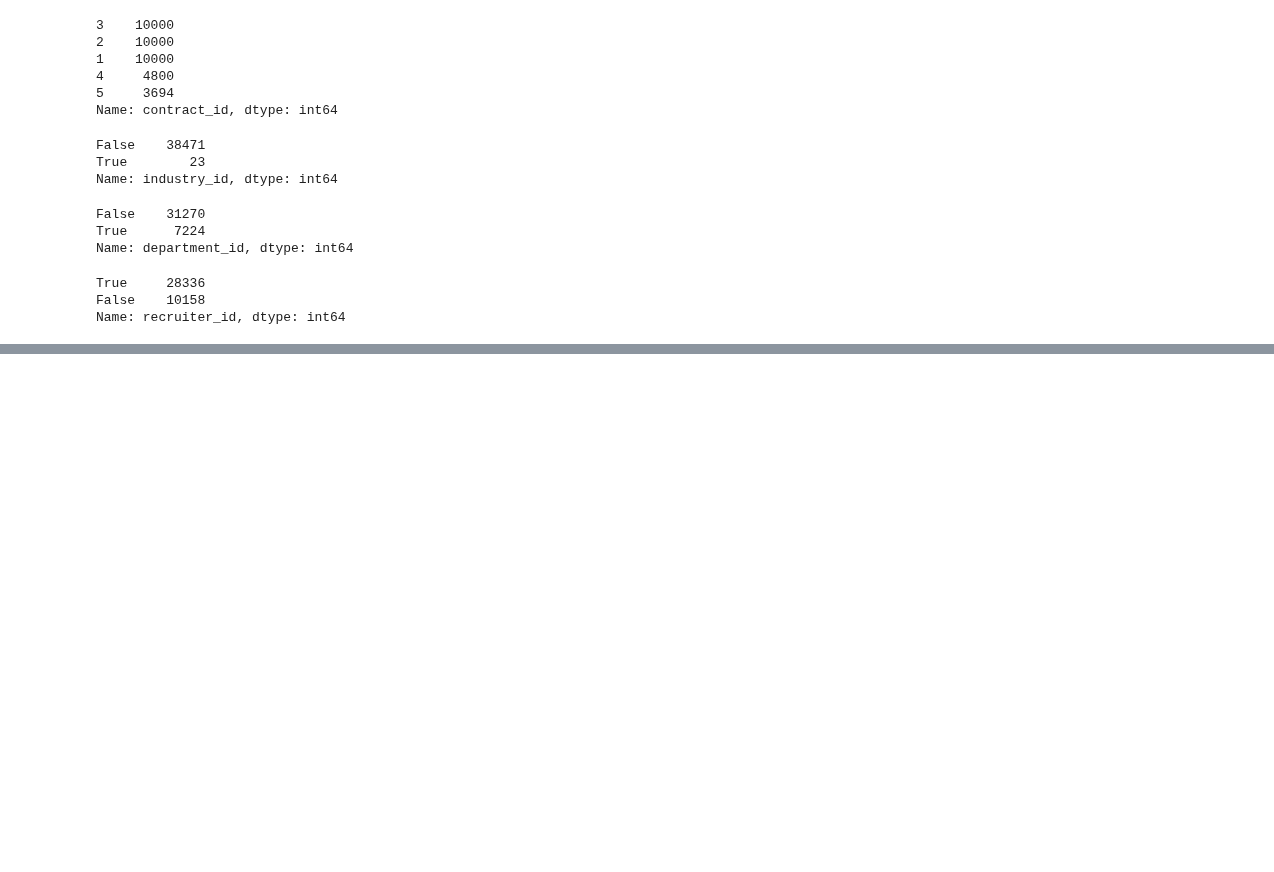
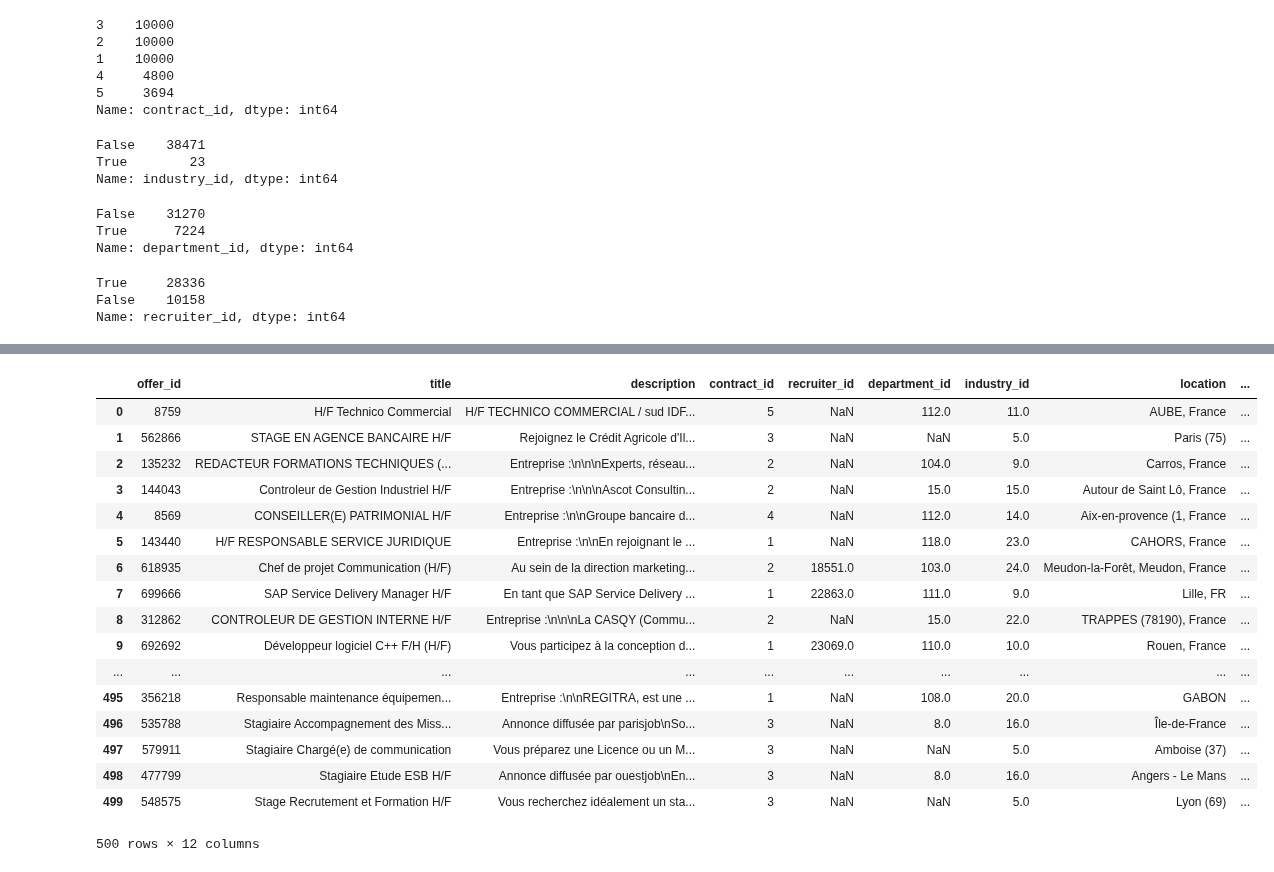
Before and after one commit to Esiee-Leboncoin/moderation, a Jupyter notebook: notebooks/RegLog1.0.ipynb, the cells around one changed output, grey strips where cells are left out. Cells and saved outputs as stored; diff of their text form; code cells hidden in the pictures; blank space fills up the shorter version.

Commit message:
preparation des nouvelles données (plus nombreuses)

```diff
--- a/notebooks/RegLog1.0.ipynb
+++ b/notebooks/RegLog1.0.ipynb
@@ -69,0 +60,30 @@ from sklearn.impute import SimpleImputer
+# %%
+AA = AA.sample(frac=1).reset_index(drop=True)
+AA = AA.head(500)                    #Selection des 500 premières lignes mélangées au préalable sinon trop long à exécuter
+
+#Ne fonctionne pas
+#imp = SimpleImputer(missing_values=np.nan,strategy="most_frequent")
+#imp.fit_transform(AA)
+
+AA['target'] = AA['contract_id']     #Création d'une nouvelle colonne target qui nous sera utile par la suite
+# %%
+AA
+# %% [output]
+|  | offer_id | title | description | contract_id | recruiter_id | department_id | industry_id | location | ... |
+| 0 | 8759 | H/F Technico Commercial | H/F TECHNICO COMMERCIAL / sud IDF... | 5 | NaN | 112.0 | 11.0 | AUBE, France | ... |
+| 1 | 562866 | STAGE EN AGENCE BANCAIRE H/F | Rejoignez le Crédit Agricole d'Il... | 3 | NaN | NaN | 5.0 | Paris (75) | ... |
+| 2 | 135232 | REDACTEUR FORMATIONS TECHNIQUES (... | Entreprise :\n\n\nExperts, réseau... | 2 | NaN | 104.0 | 9.0 | Carros, France | ... |
+| 3 | 144043 | Controleur de Gestion Industriel H/F | Entreprise :\n\n\nAscot Consultin... | 2 | NaN | 15.0 | 15.0 | Autour de Saint Lô, France | ... |
+| 4 | 8569 | CONSEILLER(E) PATRIMONIAL H/F | Entreprise :\n\nGroupe bancaire d... | 4 | NaN | 112.0 | 14.0 | Aix-en-provence (1, France | ... |
+| 5 | 143440 | H/F RESPONSABLE SERVICE JURIDIQUE | Entreprise :\n\nEn rejoignant le ... | 1 | NaN | 118.0 | 23.0 | CAHORS, France | ... |
+| 6 | 618935 | Chef de projet Communication (H/F) | Au sein de la direction marketing... | 2 | 18551.0 | 103.0 | 24.0 | Meudon-la-Forêt, Meudon, France | ... |
+| 7 | 699666 | SAP Service Delivery Manager H/F | En tant que SAP Service Delivery ... | 1 | 22863.0 | 111.0 | 9.0 | Lille, FR | ... |
+| 8 | 312862 | CONTROLEUR DE GESTION INTERNE H/F | Entreprise :\n\n\nLa CASQY (Commu... | 2 | NaN | 15.0 | 22.0 | TRAPPES (78190), France | ... |
+| 9 | 692692 | Développeur logiciel C++ F/H (H/F) | Vous participez à la conception d... | 1 | 23069.0 | 110.0 | 10.0 | Rouen, France | ... |
+| ... | ... | ... | ... | ... | ... | ... | ... | ... | ... |
+| 495 | 356218 | Responsable maintenance équipemen... | Entreprise :\n\nREGITRA, est une ... | 1 | NaN | 108.0 | 20.0 | GABON | ... |
+| 496 | 535788 | Stagiaire Accompagnement des Miss... | Annonce diffusée par parisjob\nSo... | 3 | NaN | 8.0 | 16.0 | Île-de-France | ... |
+| 497 | 579911 | Stagiaire Chargé(e) de communication | Vous préparez une Licence ou un M... | 3 | NaN | NaN | 5.0 | Amboise (37) | ... |
+| 498 | 477799 | Stagiaire Etude ESB H/F | Annonce diffusée par ouestjob\nEn... | 3 | NaN | 8.0 | 16.0 | Angers - Le Mans | ... |
+| 499 | 548575 | Stage Recrutement et Formation H/F | Vous recherchez idéalement un sta... | 3 | NaN | NaN | 5.0 | Lyon (69) | ... |
+500 rows × 12 columns
```
Also changed, not shown: parts of 13 cells of this notebook.
